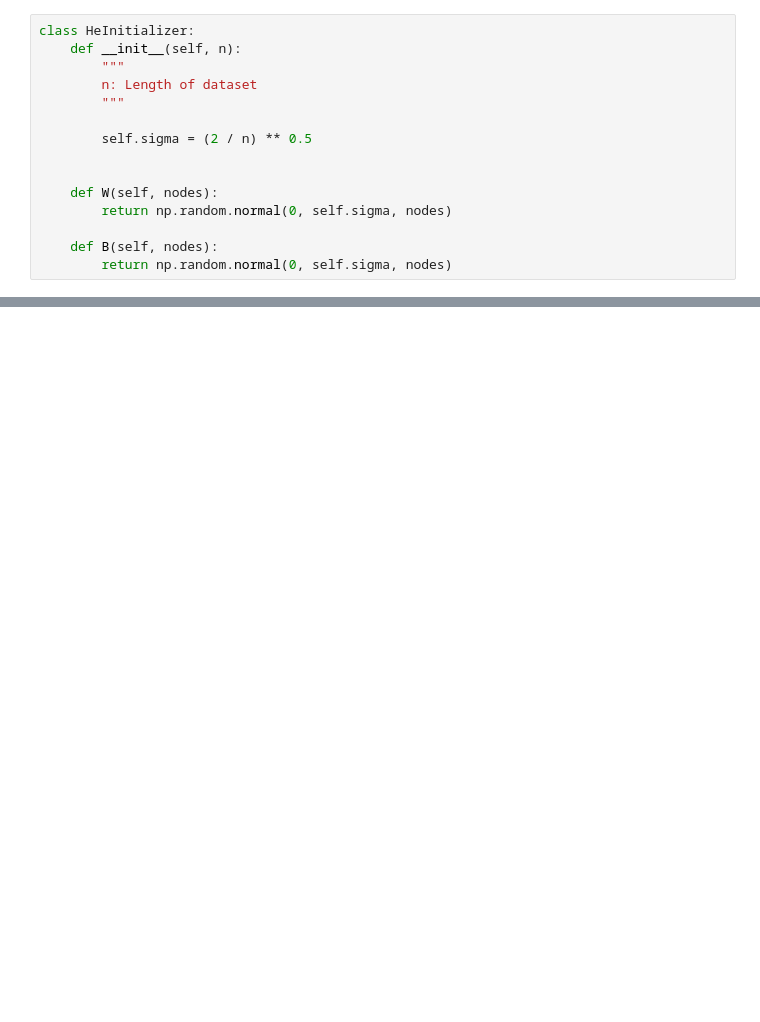
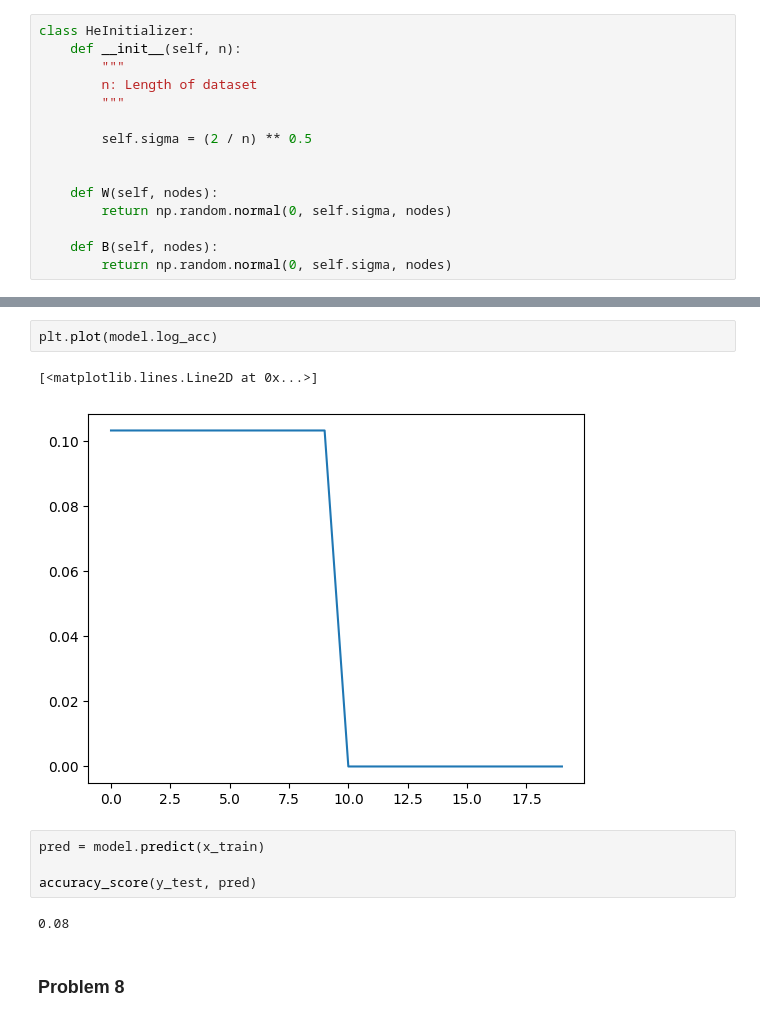
Before and after one commit to jaden-2/Assignment, a Jupyter notebook: ScratchCNN2D.ipynb, the cells around one changed output, grey strips where cells are left out. Saved outputs shown, nothing was run; the diff lists cells and outputs as text; blank space fills up the shorter version.

```diff
--- a/ScratchCNN2D.ipynb
+++ b/ScratchCNN2D.ipynb
@@ -542,0 +661,13 @@ accuracy_score(y_test, model.predict(x_test))
+# %%
+plt.plot(model.log_acc)
+# %% [output]
+[<matplotlib.lines.Line2D at 0x...>]
+[figure, added]
+# %%
+pred = model.predict(x_train)
+
+accuracy_score(y_test, pred)
+# %% [output]
+0.08
+# %% [markdown]
+### Problem 8
```
Also changed, not shown: parts of 31 cells of this notebook.
